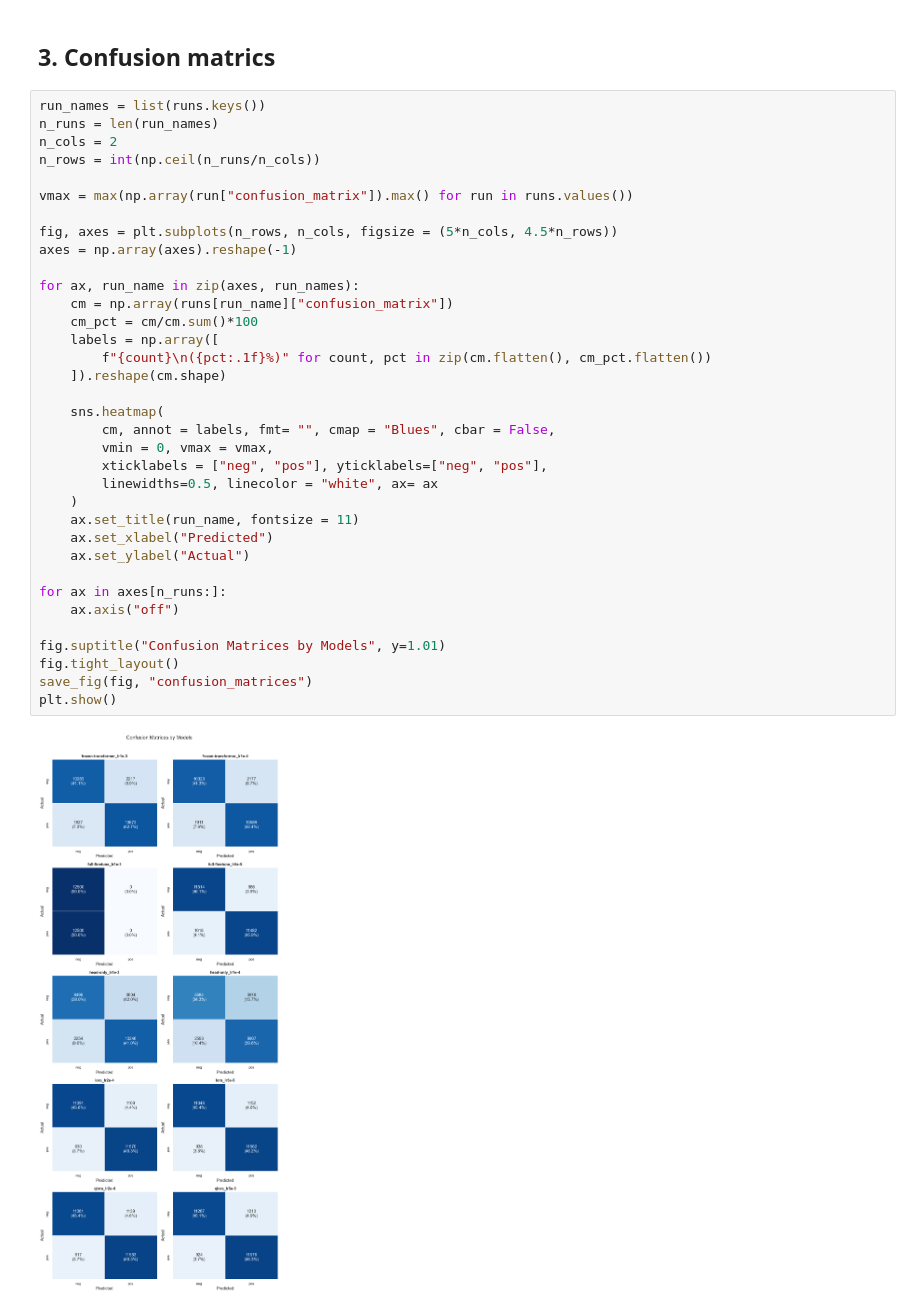
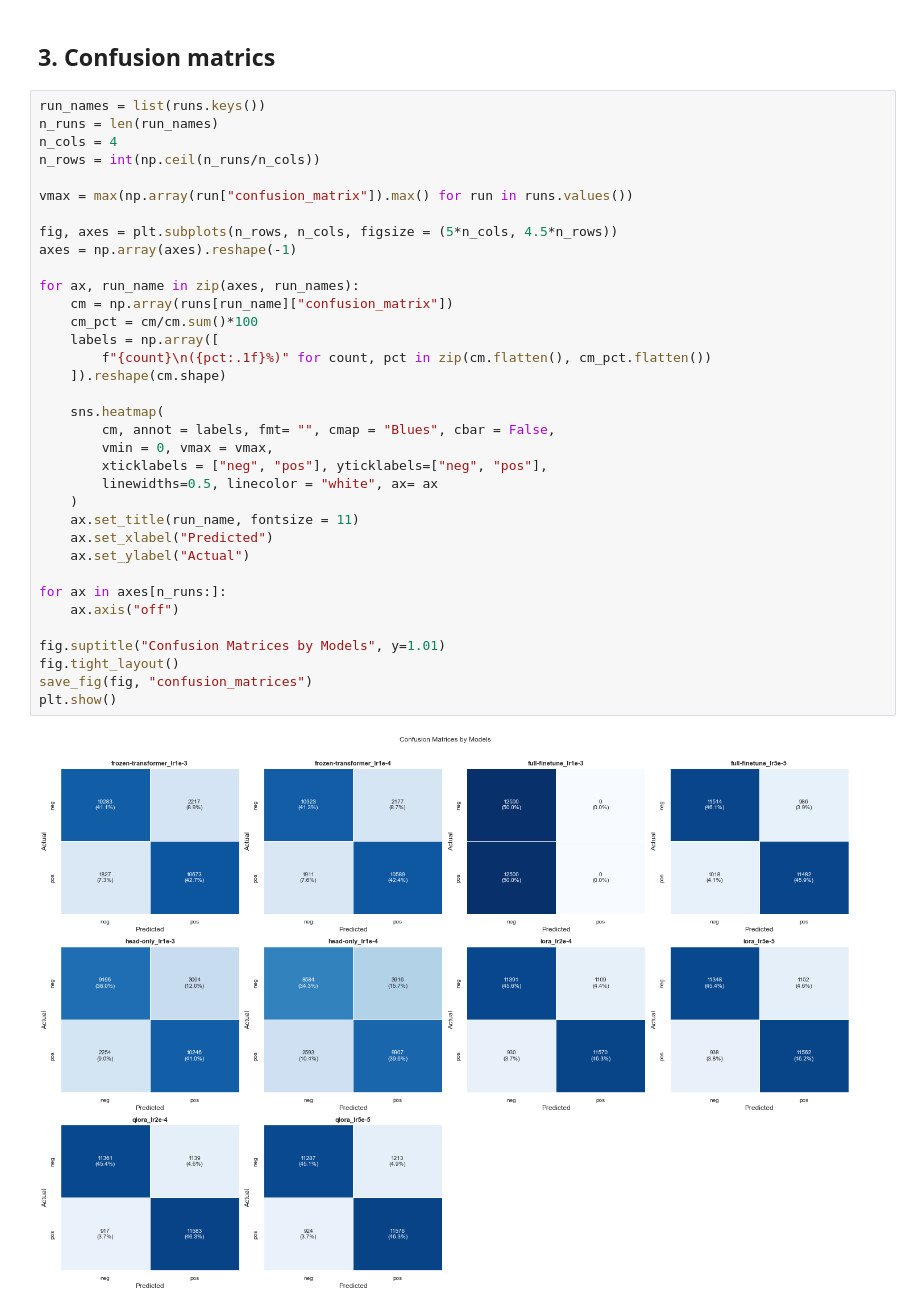
Before and after one commit to joshiji789/bert-imdb-sentiment, a Jupyter notebook: notebooks/02_compare_results.ipynb, the cells around one changed output. Saved outputs shown, nothing was run; the diff lists cells and outputs as text.

```diff
--- a/notebooks/02_compare_results.ipynb
+++ b/notebooks/02_compare_results.ipynb
@@ -198,37 +198,37 @@ plt.show()
 # %%
 run_names = list(runs.keys())
 n_runs = len(run_names)
-n_cols = 2
+n_cols = 4
 n_rows = int(np.ceil(n_runs/n_cols))
 
 vmax = max(np.array(run["confusion_matrix"]).max() for run in runs.values())
 
 fig, axes = plt.subplots(n_rows, n_cols, figsize = (5*n_cols, 4.5*n_rows))
 axes = np.array(axes).reshape(-1)
 
 for ax, run_name in zip(axes, run_names):
     cm = np.array(runs[run_name]["confusion_matrix"])
     cm_pct = cm/cm.sum()*100
     labels = np.array([
         f"{count}\n({pct:.1f}%)" for count, pct in zip(cm.flatten(), cm_pct.flatten())
     ]).reshape(cm.shape)
 
     sns.heatmap(
         cm, annot = labels, fmt= "", cmap = "Blues", cbar = False,
         vmin = 0, vmax = vmax,
         xticklabels = ["neg", "pos"], yticklabels=["neg", "pos"],
         linewidths=0.5, linecolor = "white", ax= ax
     )
     ax.set_title(run_name, fontsize = 11)
     ax.set_xlabel("Predicted")
     ax.set_ylabel("Actual")
 
 for ax in axes[n_runs:]:
     ax.axis("off")
 
 fig.suptitle("Confusion Matrices by Models", y=1.01)
 fig.tight_layout()
 save_fig(fig, "confusion_matrices")
 plt.show()
 # %% [output]
-[figure, old version]
+[figure, new version]
```
Also changed, not shown: parts of 1 cell of this notebook, 5 other files.
